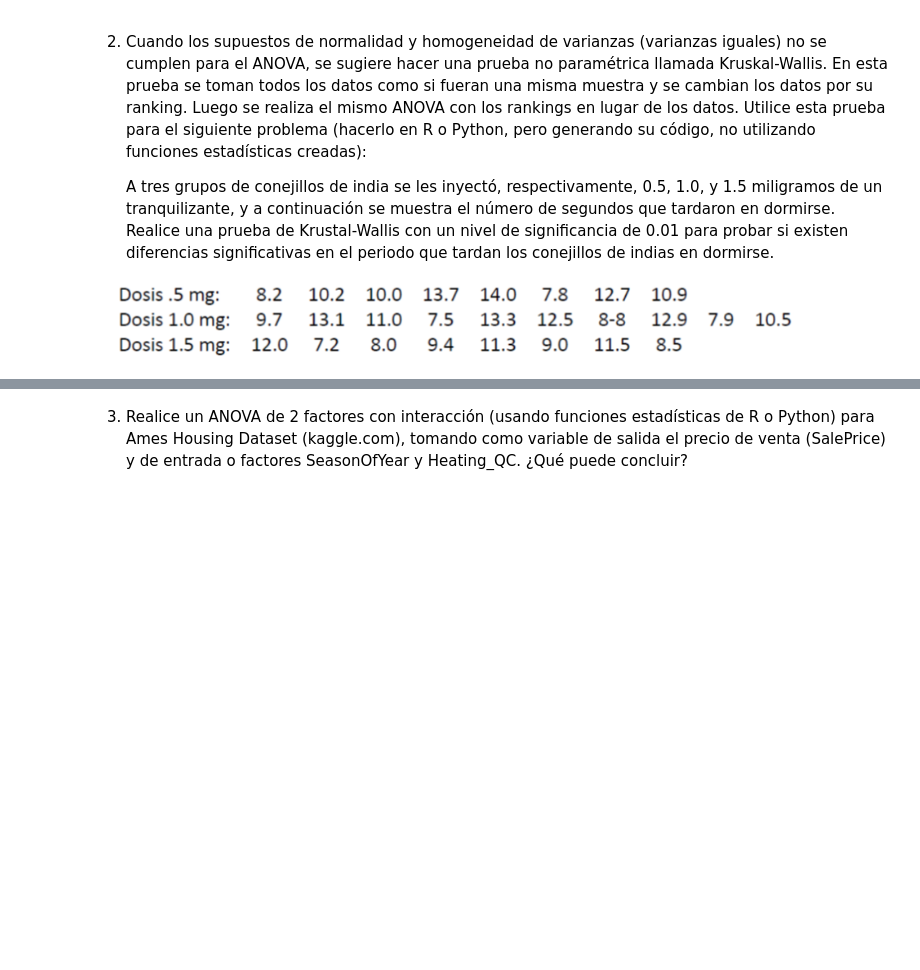
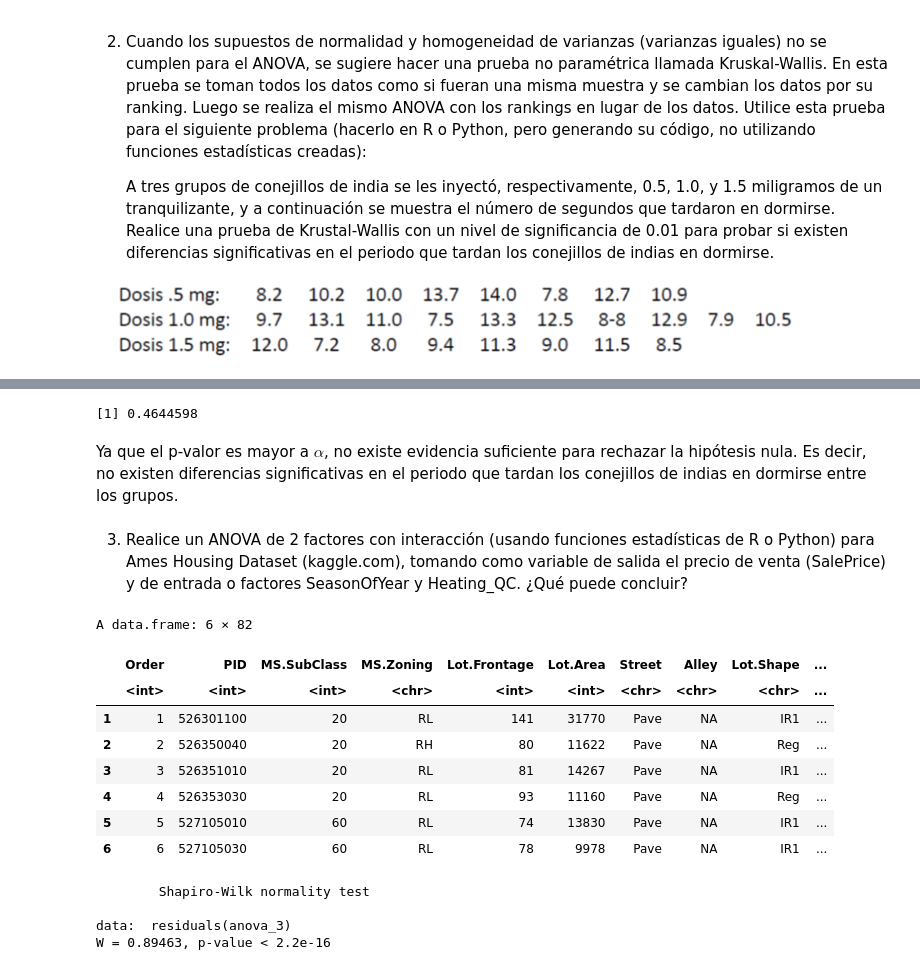
Before and after one commit to SandovalAguilar/estadistica, a Jupyter notebook: cuarto_parcial/cuarto_parcial.ipynb, the cells around one changed output, grey strips where cells are left out. Saved outputs shown, nothing was run; the diff lists cells and outputs as text; code cells hidden in the pictures; blank space fills up the shorter version.

```diff
--- a/cuarto_parcial/cuarto_parcial.ipynb
+++ b/cuarto_parcial/cuarto_parcial.ipynb
@@ -159,2 +128,41 @@ Kruskal-Wallis chi-squared = 1.5338, df = 2, p-value = 0.4645
+# %%
+# Convierte el dataframe en un vector y obtiene los rangos
+ranked_data <- rank(as.vector(as.matrix(data_2)), ties.method = c("average"), na.last = NA)
+
+# Calcula los grupos
+tc_1 <- (sum(ranked_data[1:8]) ^ 2) / 8
+tc_2 <- (sum(ranked_data[9:18]) ^ 2) / 10
+tc_3 <- (sum(ranked_data[19:26]) ^ 2) / 8
+
+# Sumatoria de los grupos
+sum_groups <- tc_1 + tc_2 + tc_3
+
+# Total de participantes
+total_participants <- prod(dim(data_2)) - sum(is.na(data_2))
+
+# Calcula el estadistico H
+h_test <- (12 / (total_participants * (total_participants + 1))) * sum_groups - 3 * (total_participants + 1)
+
+# Calcula el p-valor dado H
+p_value <- 1 - pchisq(h_test, 2)
+
+p_value
+# %% [output]
+[1] 0.4644598
+# %% [markdown]
+Ya que el p-valor es mayor a $\alpha$, no existe evidencia suficiente para rechazar la hipótesis nula. Es decir, no existen diferencias significativas en el periodo que tardan los conejillos de indias en dormirse entre los grupos.
 # %% [markdown]
 3.	Realice un ANOVA de 2 factores con interacción (usando funciones estadísticas de R o Python) para Ames Housing Dataset (kaggle.com), tomando como variable de salida el precio de venta (SalePrice) y de entrada o factores SeasonOfYear y Heating_QC. ¿Qué puede concluir?
+# %%
+data_3 <- read.csv("AmesHousing.csv")
+head(data_3)
+# %% [output]
+A data.frame: 6 × 82
+|  | Order | PID | MS.SubClass | MS.Zoning | Lot.Frontage | Lot.Area | Street | Alley | Lot.Shape | ... |
+|  | <int> | <int> | <int> | <chr> | <int> | <int> | <chr> | <chr> | <chr> | ... |
+| 1 | 1 | 526301100 | 20 | RL | 141 | 31770 | Pave | NA | IR1 | ... |
+| 2 | 2 | 526350040 | 20 | RH | 80 | 11622 | Pave | NA | Reg | ... |
+| 3 | 3 | 526351010 | 20 | RL | 81 | 14267 | Pave | NA | IR1 | ... |
+| 4 | 4 | 526353030 | 20 | RL | 93 | 11160 | Pave | NA | Reg | ... |
+| 5 | 5 | 527105010 | 60 | RL | 74 | 13830 | Pave | NA | IR1 | ... |
+| 6 | 6 | 527105030 | 60 | RL | 78 | 9978 | Pave | NA | IR1 | ... |
@@ -160,0 +171,8 @@ Kruskal-Wallis chi-squared = 1.5338, df = 2, p-value = 0.4645
+# %%
+# Prueba de Shapiro-Wilk
+shapiro.test(residuals(anova_3))
+# %% [output]
+        Shapiro-Wilk normality test
+
+data:  residuals(anova_3)
+W = 0.89463, p-value < 2.2e-16
```
Also changed, not shown: parts of 10 cells of this notebook, 2 other files.
